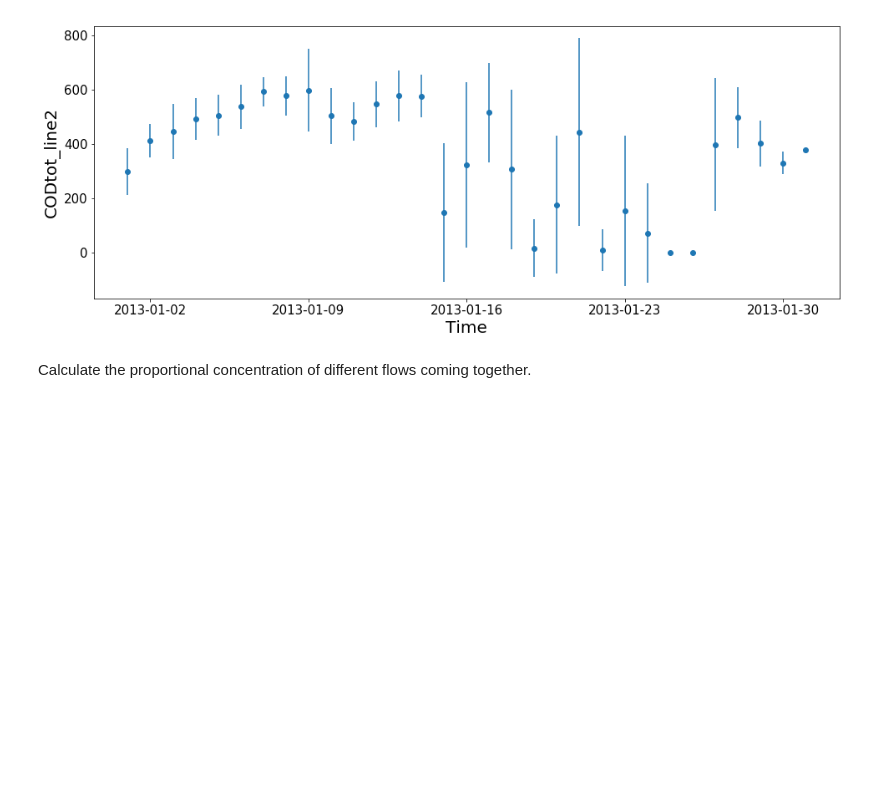
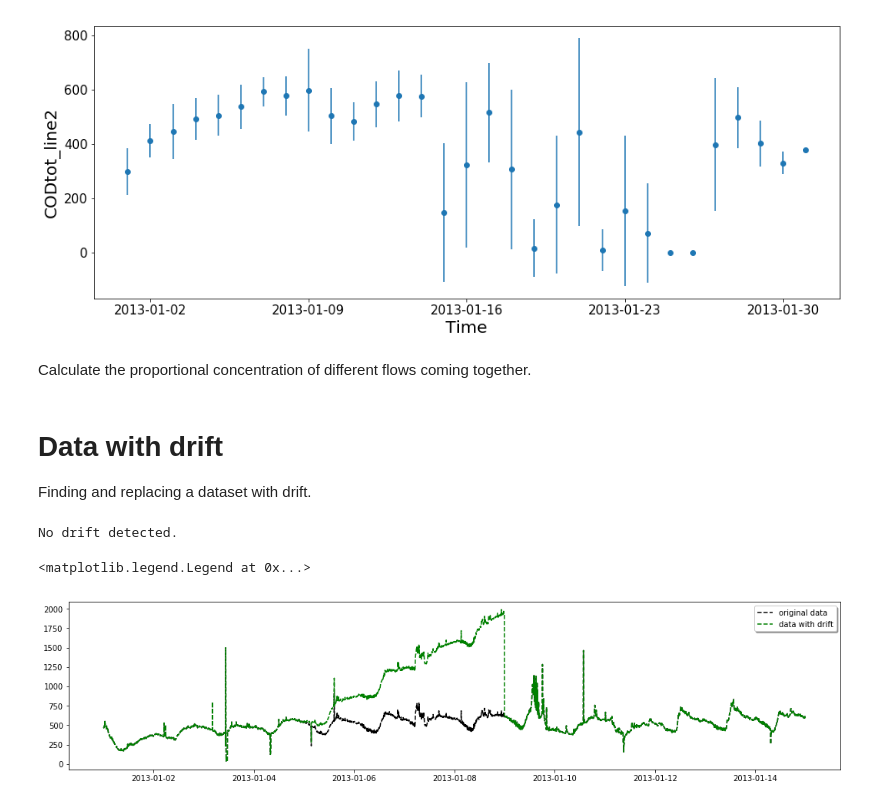
Before and after one commit to UGentBiomath/wwdata, a Jupyter notebook: Showcase_OnlineSensorBased.ipynb, the cells around one changed output. Saved outputs shown, nothing was run; the diff lists cells and outputs as text; code cells hidden in the pictures; blank space fills up the shorter version.

```diff
--- a/Showcase_OnlineSensorBased.ipynb
+++ b/Showcase_OnlineSensorBased.ipynb
@@ -345,3 +325,29 @@ dataset.calc_total_proportional('Flow_total',
                                 ['Flow_line1','Flow_line2','Flow_line3'],
                                 ['TSS_line1','TSS_line2','TSS_line3'],
                                'TSS_prop')
+# %% [markdown]
+# Data with drift
+Finding and replacing a dataset with drift.
+# %%
+dataset.detect_drift(data_name='CODtot_line2', arange=[dt.datetime(2013,1,1),dt.datetime(2013,1,14)], max_slope=20,
+                     plot=True, period=None)
+# %% [output]
+No drift detected.
+# %%
+from scipy import signal
+data = dataset.data['CODtot_line2'][:].copy()
+detrended_values = signal.detrend(dataset.data['CODtot_line2']['2013/1/5':'2013/1/8'])
+line_segment = dataset.data['CODtot_line2']['2013/1/5':'2013/1/8'] - detrended_values[:]
+line = line_segment - line_segment[0]
+line10=10*line
+fig, ax = plt.subplots(figsize=(18,4))
+
+ax.plot(data['2013/1/1':'2013/1/14'],'k--', label='original data' )
+
+dataset.data['CODtot_line2']['2013/1/5':'2013/1/8']+= line10
+
+ax.plot(dataset.data['CODtot_line2']['2013/1/1':'2013/1/14'],'g--', label='data with drift')
+ax.legend(loc='upper right', shadow=True)
+# %% [output]
+<matplotlib.legend.Legend at 0x...>
+[figure, added]
```
Also changed, not shown: parts of 25 cells of this notebook, 2 other files.
